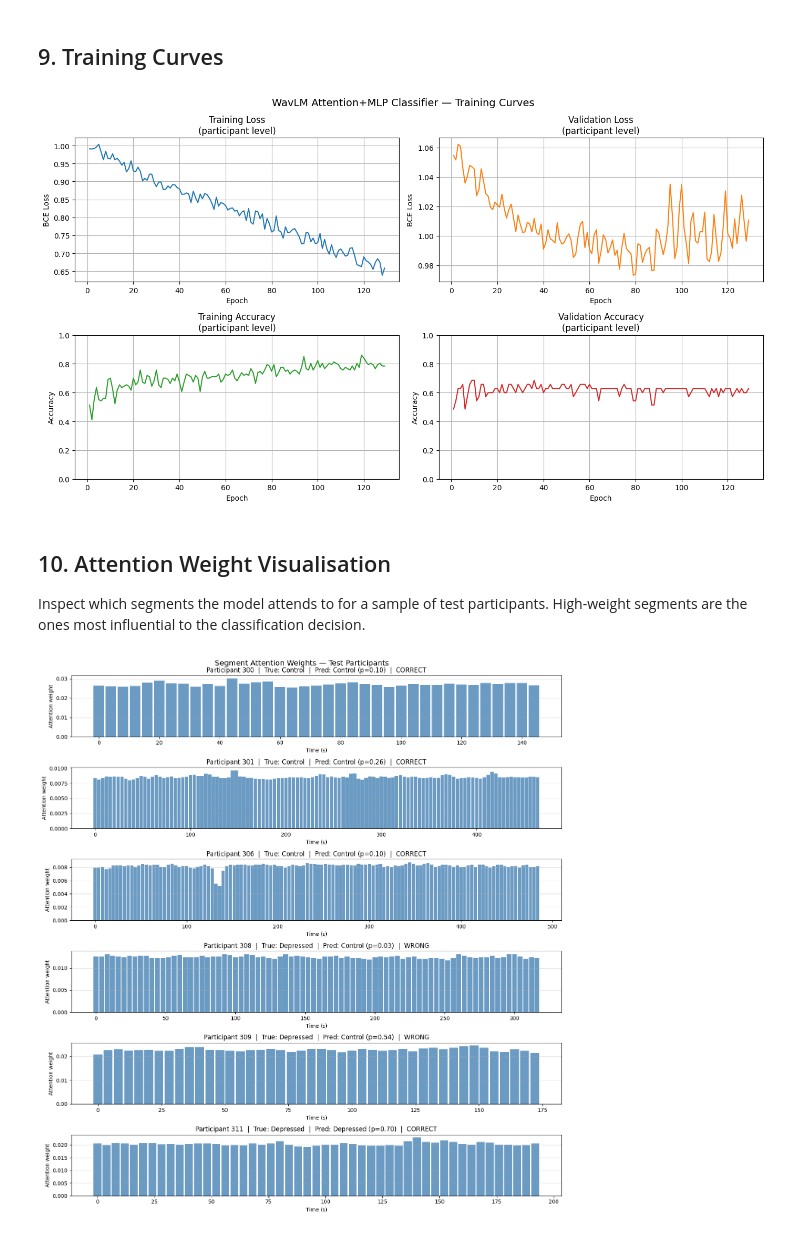
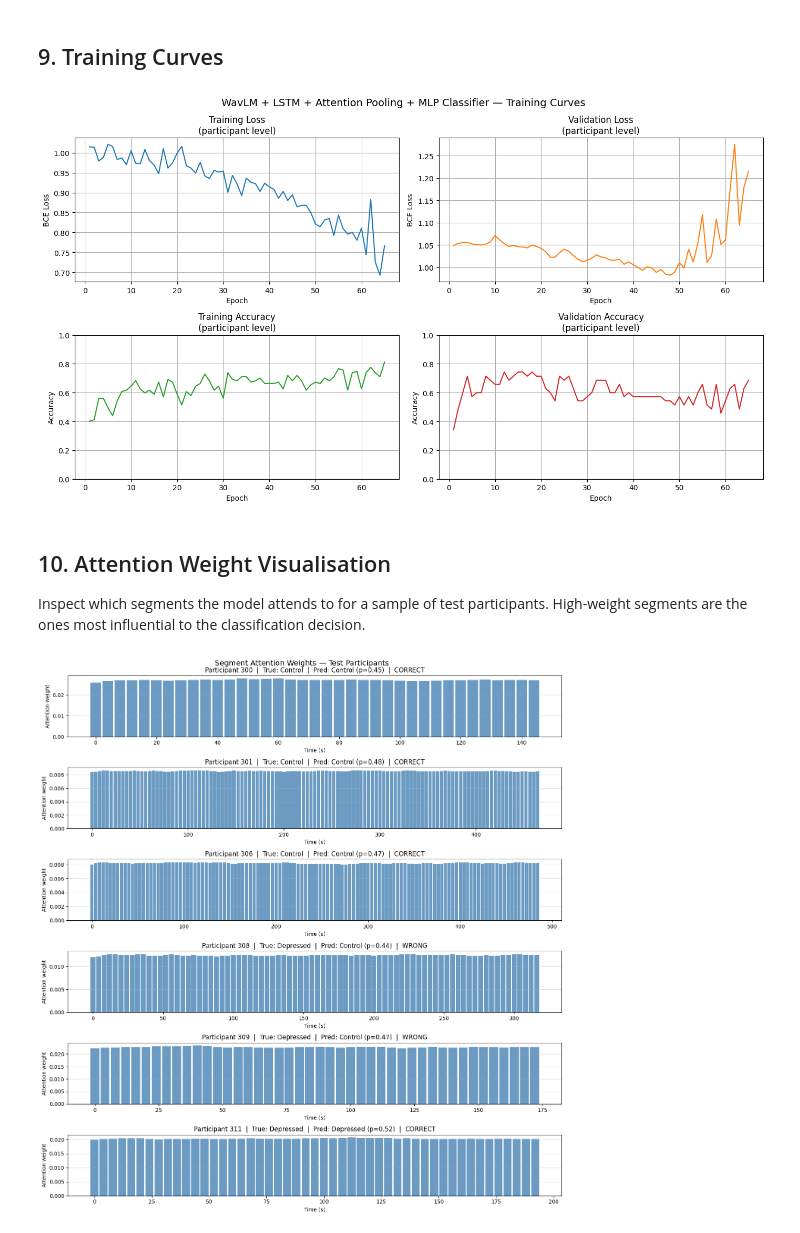
Before and after one commit to Edgarrighthere/sutd_50.039_Deep_Learning, a Jupyter notebook: experiments/wavLM_MLP_cls.ipynb, the cells around one changed output. Drawn from its saved outputs; the diff is of its cells as text; code cells hidden in the pictures.

Commit message:
tried audio models again

```diff
--- a/experiments/wavLM_MLP_cls.ipynb
+++ b/experiments/wavLM_MLP_cls.ipynb
@@ -48,6 +49,16 @@ print("Imports successful.")
 # %% [output]
 Imports successful.
 # %%
+# --- Reproducibility ---
+SEED = 42
+random.seed(SEED)
+np.random.seed(SEED)
+torch.manual_seed(SEED)
+if torch.cuda.is_available():
+    torch.cuda.manual_seed_all(SEED)
+torch.backends.cudnn.deterministic = True
+torch.backends.cudnn.benchmark = False
+
 # --- Paths ---
 BASE_DIR      = Path("..")
 DATASET_DIR   = BASE_DIR / "dataset"
@@ -59,11 +70,12 @@ TEST_CSV  = DATASET_DIR / "full_test_split.csv"
 
 FEATURE_CACHE = PROCESSED_DIR / "wavlm_features_cls.npz"
 
-SAVE_DIR = BASE_DIR / "experiments" / "best_model" / "wavlm_mlp_cls"
+SAVE_DIR = BASE_DIR / "experiments" / "best_model" / "wavlm_mlp_lstm_cls"
 SAVE_DIR.mkdir(parents=True, exist_ok=True)
 
 # --- Device ---
 DEVICE = torch.device("cuda" if torch.cuda.is_available() else "cpu")
+print(f"Random seed   : {SEED}")
 print(f"Using device   : {DEVICE}")
 print(f"Feature cache  : {FEATURE_CACHE.resolve()}")
 print(f"Checkpoint dir : {SAVE_DIR.resolve()}")
@@ -239,9 +246,14 @@ test                  47     5,904         14       33
 ## 6. Training Configuration
 # %%
 # --- Model hyper-parameters ---
-WAVLM_DIM  = 768
-MLP_HIDDEN = 256
-DROPOUT    = 0.3
+WAVLM_DIM          = 768
+LSTM_HIDDEN        = 128
+LSTM_LAYERS        = 1
+LSTM_BIDIRECTIONAL = False
+MLP_HIDDEN         = 128
+DROPOUT            = 0.5
+
+LSTM_OUT_DIM = LSTM_HIDDEN * (2 if LSTM_BIDIRECTIONAL else 1)
 
 # --- Training hyper-parameters ---
 PARTICIPANT_BATCH_SIZE  = 16
@@ -254,6 +266,10 @@ GRAD_CLIP_NORM          = 1.0
 
 print("Training configuration:")
 print(f"  WavLM feature dim      : {WAVLM_DIM}")
+print(f"  LSTM hidden dim        : {LSTM_HIDDEN}")
+print(f"  LSTM layers            : {LSTM_LAYERS}")
+print(f"  LSTM bidirectional     : {LSTM_BIDIRECTIONAL}")
+print(f"  LSTM output dim        : {LSTM_OUT_DIM}")
 print(f"  MLP hidden dim         : {MLP_HIDDEN}")
 print(f"  Dropout                : {DROPOUT}")
 print(f"  Participant batch size : {PARTICIPANT_BATCH_SIZE}")
@@ -555,11 +608,11 @@ axes[1, 1].set_title("Validation Accuracy\n(participant level)")
 axes[1, 1].set_ylim(0, 1)
 axes[1, 1].grid(True)
 
-plt.suptitle("WavLM Attention+MLP Classifier — Training Curves", fontsize=14)
+plt.suptitle("WavLM + LSTM + Attention Pooling + MLP Classifier — Training Curves", fontsize=14)
 plt.tight_layout()
 plt.show()
 # %% [output]
-[figure, old version]
+[figure, new version]
 # %% [markdown]
 ## 10. Attention Weight Visualisation
 
@@ -573,37 +626,36 @@ if n_show == 1:
     axes = [axes]
 
 with torch.no_grad():
     for ax, (pid, data) in zip(axes, splits_list["test"][:n_show]):
         feats = torch.tensor(
             np.array(data["feats"]), dtype=torch.float32, device=DEVICE
         )
-        attn_weights = torch.softmax(
-            model.attention(feats), dim=0
-        ).squeeze().cpu().numpy()   # (T,)
+        _, attn_weights = model.get_attention_weights(feats)
+        attn_weights = attn_weights.squeeze().cpu().numpy()  # (T,)
 
         logit     = model(feats)
         pred_prob = torch.sigmoid(logit).item()
         pred      = 1 if pred_prob >= best_thresh else 0
         true_lbl  = data["label"]
 
         time_axis = np.arange(len(attn_weights)) * 4   # 4-second hop
         ax.bar(time_axis, attn_weights, width=3.5, color="steelblue", alpha=0.8)
         ax.set_xlabel("Time (s)")
         ax.set_ylabel("Attention weight")
         status    = "CORRECT" if pred == true_lbl else "WRONG"
         label_str = "Depressed" if true_lbl == 1 else "Control"
         pred_str  = "Depressed" if pred == 1 else "Control"
         ax.set_title(
             f"Participant {pid}  |  True: {label_str}  |  "
             f"Pred: {pred_str} (p={pred_prob:.2f})  |  {status}"
         )
         ax.grid(True, axis="y", alpha=0.4)
 
 plt.suptitle("Segment Attention Weights — Test Participants", fontsize=14)
 plt.tight_layout()
 plt.show()
 # %% [output]
-[figure, old version]
+[figure, new version]
 # %% [markdown]
 ## 11. Evaluation on Test Set
 
```
Also changed, not shown: parts of 12 cells of this notebook, 25 other files.
